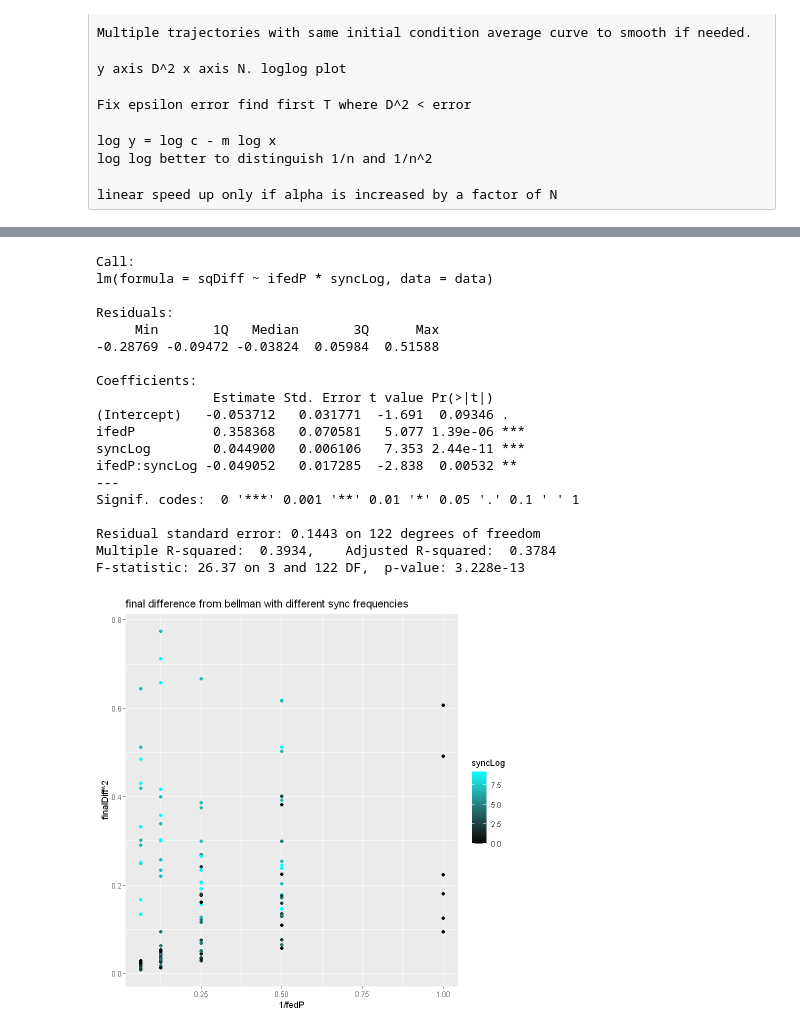
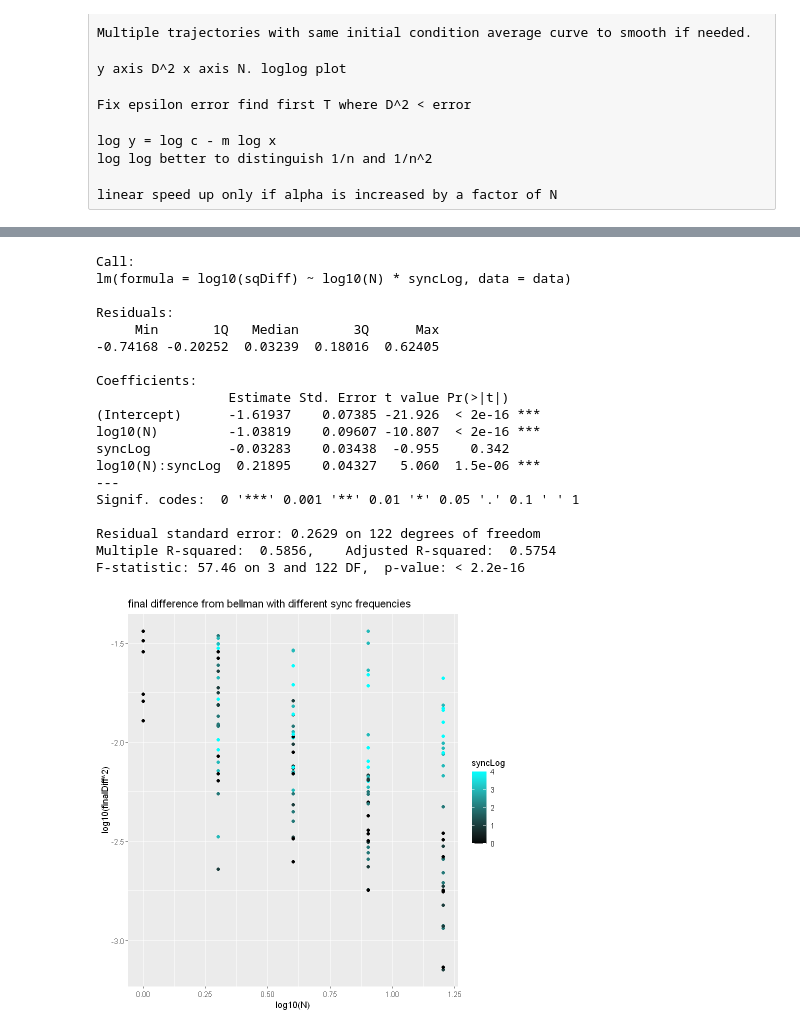
Before and after one commit to MichaelEinhorn/FederatedRL, a Jupyter notebook: graphingR.ipynb, the cells around one changed output, grey strips where cells are left out. Cells and saved outputs as stored; diff of their text form; code cells hidden in the pictures.

```diff
--- a/graphingR.ipynb
+++ b/graphingR.ipynb
@@ -46,19 +58,19 @@ log log better to distinguish 1/n and 1/n^2
 
 linear speed up only if alpha is increased by a factor of N
 # %%
-title <- "final difference from bellman with epsilon greedy exploration"
-data <- dataFull[dataFull$alpha == 0.1 & (dataFull$syncBackups == 1 | dataFull$syncBackups == -1),]
-ifedP = 1/data$fedP
+title <- "steady state error from bellman with epsilon greedy exploration"
+data <- dataFull[dataFull$alpha == 0.01 & (dataFull$syncBackups == 1 | dataFull$syncBackups == -1),]
+N = data$fedP
 sqDiff = data$finalDiff ** 2
-model <- lm(sqDiff ~ ifedP, data)
+model <- lm(log10(sqDiff) ~ log10(N), data)
 summary(model)
 predict <- cbind(data, predict(model, interval='confidence', newdata=data))
 
-p <- ggplot(predict, aes(x=1 / fedP, y=finalDiff ** 2))
+p <- ggplot(predict, aes(x=log10(N), y=log10(finalDiff ** 2)))
 p <- p + ggtitle(title)
 p <- p + geom_point(aes(colour = epsilon))
 p <- p + scale_color_gradientn(colors = c("black", "green"))
-p <- p + geom_line(aes(1 / fedP, fit))
+p <- p + geom_line(aes(log10(fedP), fit))
 p <- p + geom_ribbon(aes(ymin=lwr,ymax=upr), alpha=0.2)
 p
 # %% [output]
@@ -83,15 +95,15 @@ F-statistic: 25.07 on 1 and 28 DF,  p-value: 2.718e-05
 # %%
 title <- "final difference from bellman with different sync frequencies"
-data <- dataFull[dataFull$alpha == 0.1,]
-ifedP = 1/data$fedP
+data <- dataFull[dataFull$alpha == 0.01,]
+N = data$fedP
 sqDiff = data$finalDiff ** 2
-syncLog <- log(data$syncBackups)
+syncLog <- log10(data$syncBackups)
 syncLog[is.nan(syncLog)] <- 0
-model <- lm(sqDiff ~ ifedP*syncLog, data)
+model <- lm(log10(sqDiff) ~ log10(N)*syncLog, data)
 summary(model)
 predict <- cbind(data, predict(model, interval='confidence', newdata=data))
 
-p <- ggplot(predict, aes(x=1 / fedP, y=finalDiff ** 2))
+p <- ggplot(predict, aes(x=log10(N), y=log10(finalDiff ** 2)))
 p <- p + ggtitle(title)
 p <- p + geom_point(aes(color = syncLog))
 p <- p + scale_color_gradientn(colors = c("black", "cyan"))
@@ -101,24 +113,24 @@ Warning message in log(data$syncBackups):
 "NaNs produced"
 Call:
-lm(formula = sqDiff ~ ifedP * syncLog, data = data)
+lm(formula = log10(sqDiff) ~ log10(N) * syncLog, data = data)
 
 Residuals:
      Min       1Q   Median       3Q      Max
--0.28769 -0.09472 -0.03824  0.05984  0.51588
+-0.74168 -0.20252  0.03239  0.18016  0.62405
 
 Coefficients:
-               Estimate Std. Error t value Pr(>|t|)
-(Intercept)   -0.053712   0.031771  -1.691  0.09346 .
-ifedP          0.358368   0.070581   5.077 1.39e-06 ***
-syncLog        0.044900   0.006106   7.353 2.44e-11 ***
-ifedP:syncLog -0.049052   0.017285  -2.838  0.00532 **
+                 Estimate Std. Error t value Pr(>|t|)
+(Intercept)      -1.61937    0.07385 -21.926  < 2e-16 ***
+log10(N)         -1.03819    0.09607 -10.807  < 2e-16 ***
+syncLog          -0.03283    0.03438  -0.955    0.342
+log10(N):syncLog  0.21895    0.04327   5.060  1.5e-06 ***
 ---
 Signif. codes:  0 '***' 0.001 '**' 0.01 '*' 0.05 '.' 0.1 ' ' 1
 
-Residual standard error: 0.1443 on 122 degrees of freedom
-Multiple R-squared:  0.3934,    Adjusted R-squared:  0.3784
-F-statistic: 26.37 on 3 and 122 DF,  p-value: 3.228e-13
+Residual standard error: 0.2629 on 122 degrees of freedom
+Multiple R-squared:  0.5856,    Adjusted R-squared:  0.5754
+F-statistic: 57.46 on 3 and 122 DF,  p-value: < 2.2e-16
-[figure, old version]
+[figure, new version]
 # %%
 title <- "final difference from bellman with different alpha"
 data <- dataFull[(dataFull$syncBackups == 1 | dataFull$syncBackups == -1),]
```
Also changed, not shown: parts of 15 cells of this notebook, 7 other files.
